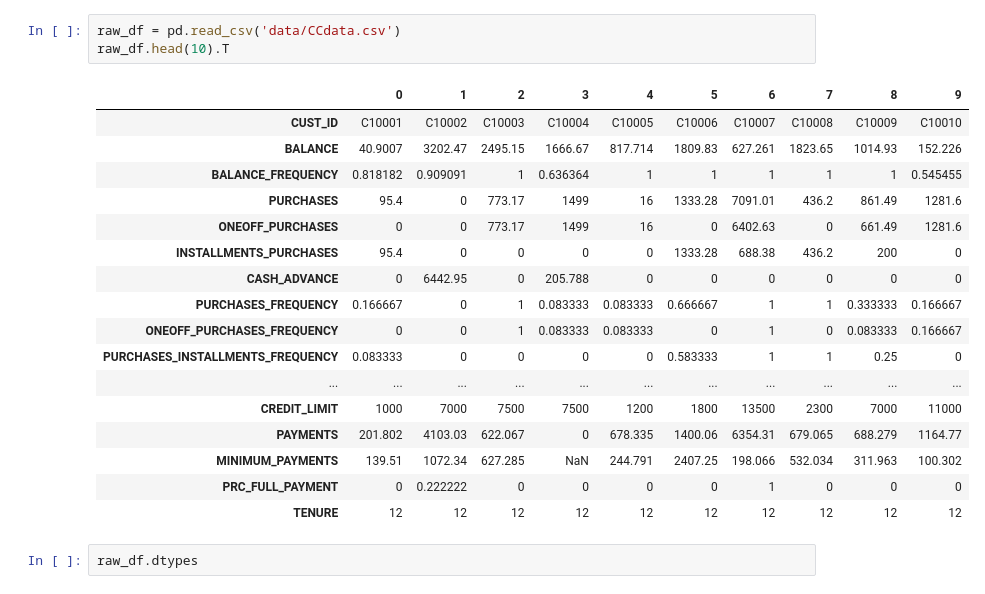
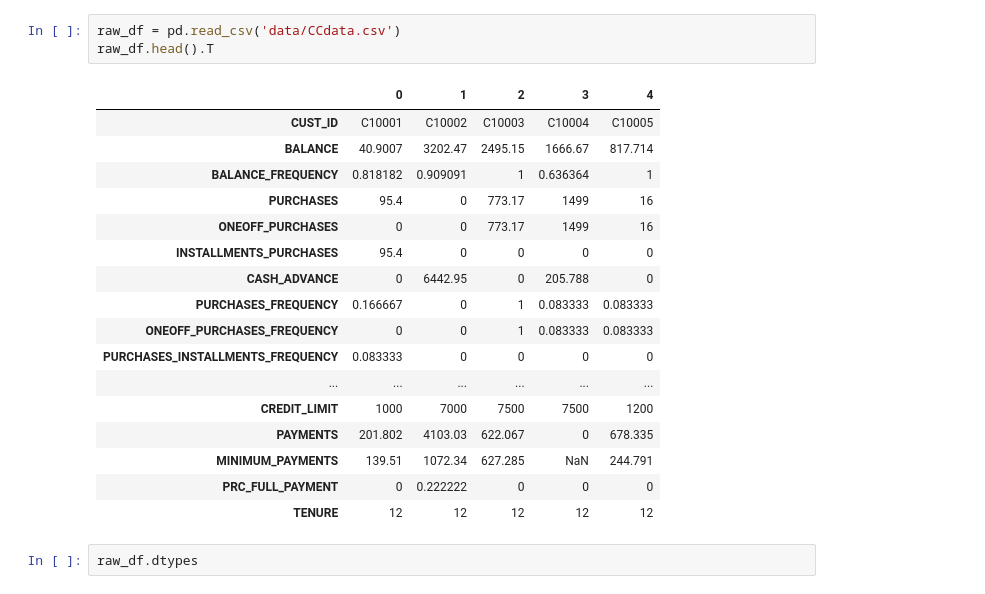
Before and after one commit to Laura-ShummonMaass/Credit_Card_Cluster, a Jupyter notebook: eda.ipynb, the cells around one changed output. Drawn from its saved outputs; the diff is of its cells as text.

```diff
--- a/eda.ipynb
+++ b/eda.ipynb
@@ -19,24 +8,24 @@ plt.style.use('seaborn')
 # %%
 raw_df = pd.read_csv('data/CCdata.csv')
-raw_df.head(10).T
+raw_df.head().T
 # %% [output]
-|  | 0 | 1 | 2 | 3 | 4 | 5 | 6 | 7 | 8 | 9 |
-| CUST_ID | C10001 | C10002 | C10003 | C10004 | C10005 | C10006 | C10007 | C10008 | C10009 | C10010 |
-| BALANCE | 40.9007 | 3202.47 | 2495.15 | 1666.67 | 817.714 | 1809.83 | 627.261 | 1823.65 | 1014.93 | 152.226 |
-| BALANCE_FREQUENCY | 0.818182 | 0.909091 | 1 | 0.636364 | 1 | 1 | 1 | 1 | 1 | 0.545455 |
-| PURCHASES | 95.4 | 0 | 773.17 | 1499 | 16 | 1333.28 | 7091.01 | 436.2 | 861.49 | 1281.6 |
-| ONEOFF_PURCHASES | 0 | 0 | 773.17 | 1499 | 16 | 0 | 6402.63 | 0 | 661.49 | 1281.6 |
-| INSTALLMENTS_PURCHASES | 95.4 | 0 | 0 | 0 | 0 | 1333.28 | 688.38 | 436.2 | 200 | 0 |
-| CASH_ADVANCE | 0 | 6442.95 | 0 | 205.788 | 0 | 0 | 0 | 0 | 0 | 0 |
-| PURCHASES_FREQUENCY | 0.166667 | 0 | 1 | 0.083333 | 0.083333 | 0.666667 | 1 | 1 | 0.333333 | 0.166667 |
-| ONEOFF_PURCHASES_FREQUENCY | 0 | 0 | 1 | 0.083333 | 0.083333 | 0 | 1 | 0 | 0.083333 | 0.166667 |
-| PURCHASES_INSTALLMENTS_FREQUENCY | 0.083333 | 0 | 0 | 0 | 0 | 0.583333 | 1 | 1 | 0.25 | 0 |
-| ... | ... | ... | ... | ... | ... | ... | ... | ... | ... | ... |
-| CREDIT_LIMIT | 1000 | 7000 | 7500 | 7500 | 1200 | 1800 | 13500 | 2300 | 7000 | 11000 |
-| PAYMENTS | 201.802 | 4103.03 | 622.067 | 0 | 678.335 | 1400.06 | 6354.31 | 679.065 | 688.279 | 1164.77 |
-| MINIMUM_PAYMENTS | 139.51 | 1072.34 | 627.285 | NaN | 244.791 | 2407.25 | 198.066 | 532.034 | 311.963 | 100.302 |
-| PRC_FULL_PAYMENT | 0 | 0.222222 | 0 | 0 | 0 | 0 | 1 | 0 | 0 | 0 |
-| TENURE | 12 | 12 | 12 | 12 | 12 | 12 | 12 | 12 | 12 | 12 |
+|  | 0 | 1 | 2 | 3 | 4 |
+| CUST_ID | C10001 | C10002 | C10003 | C10004 | C10005 |
+| BALANCE | 40.9007 | 3202.47 | 2495.15 | 1666.67 | 817.714 |
+| BALANCE_FREQUENCY | 0.818182 | 0.909091 | 1 | 0.636364 | 1 |
+| PURCHASES | 95.4 | 0 | 773.17 | 1499 | 16 |
+| ONEOFF_PURCHASES | 0 | 0 | 773.17 | 1499 | 16 |
+| INSTALLMENTS_PURCHASES | 95.4 | 0 | 0 | 0 | 0 |
+| CASH_ADVANCE | 0 | 6442.95 | 0 | 205.788 | 0 |
+| PURCHASES_FREQUENCY | 0.166667 | 0 | 1 | 0.083333 | 0.083333 |
+| ONEOFF_PURCHASES_FREQUENCY | 0 | 0 | 1 | 0.083333 | 0.083333 |
+| PURCHASES_INSTALLMENTS_FREQUENCY | 0.083333 | 0 | 0 | 0 | 0 |
+| ... | ... | ... | ... | ... | ... |
+| CREDIT_LIMIT | 1000 | 7000 | 7500 | 7500 | 1200 |
+| PAYMENTS | 201.802 | 4103.03 | 622.067 | 0 | 678.335 |
+| MINIMUM_PAYMENTS | 139.51 | 1072.34 | 627.285 | NaN | 244.791 |
+| PRC_FULL_PAYMENT | 0 | 0.222222 | 0 | 0 | 0 |
+| TENURE | 12 | 12 | 12 | 12 | 12 |
 # %%
 raw_df.dtypes
 # %% [output]
```
Also changed, not shown: parts of 41 cells of this notebook.
